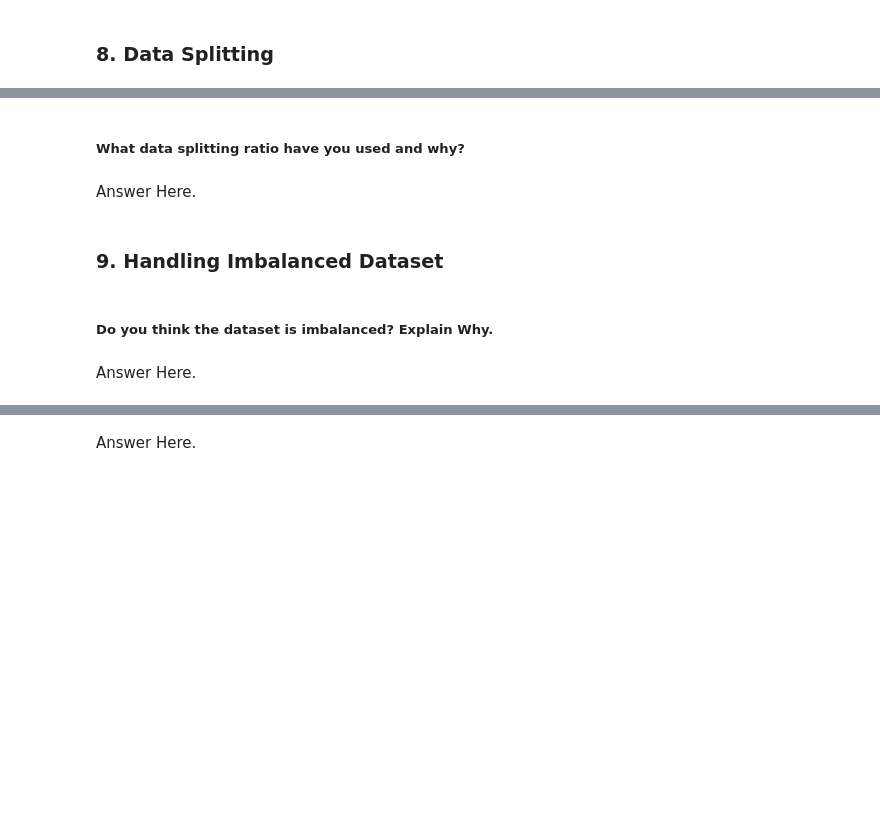
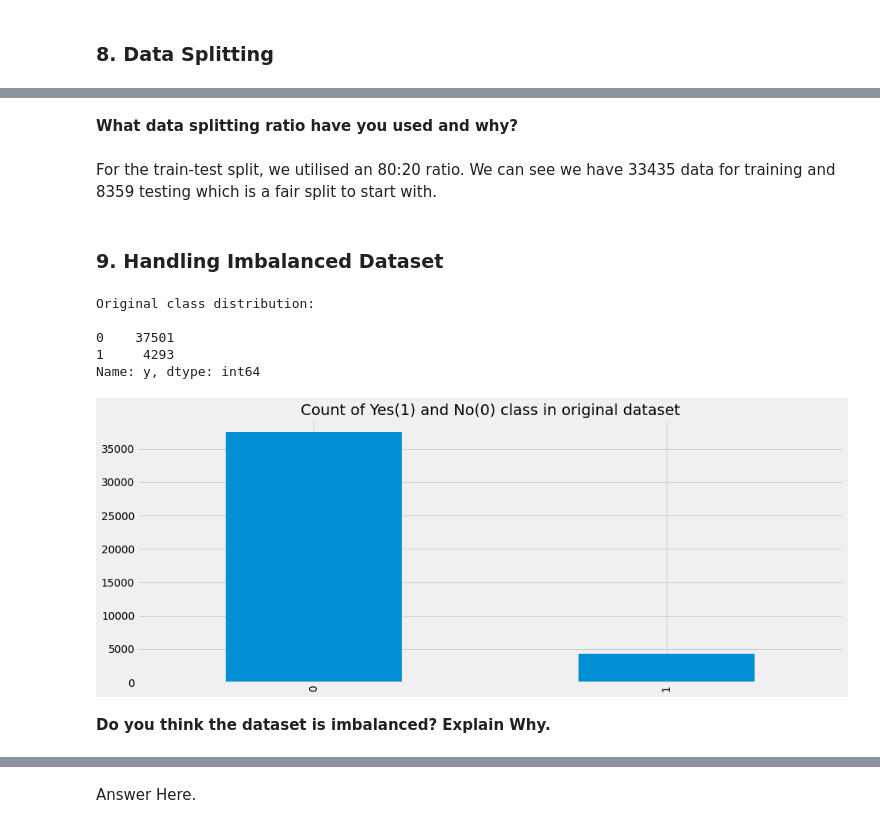
Before and after one commit to kumarabhinavthakur274/Bank-Marketing-Effectiveness-Prediction, a Jupyter notebook: Kumar_Abhinav_Bank_Marketing_Effectiveness_prediction.ipynb, the cells around one changed output, grey strips where cells are left out. Drawn from its saved outputs; the diff is of its cells as text; code cells hidden in the pictures; blank space fills up the shorter version.

```diff
--- a/Kumar_Abhinav_Bank_Marketing_Effectiveness_prediction.ipynb
+++ b/Kumar_Abhinav_Bank_Marketing_Effectiveness_prediction.ipynb
@@ -976,7 +959,7 @@ relevent_list
 ['y', 'default', 'housing', 'loan']
 # %%
 # binary in binary categoricgal features
-df[['default','housing','loan','y']]=df[['default','housing','loan','y']].replace(["yes","no"],["1","0"])
+df[['default','housing','loan','y']]=df[['default','housing','loan','y']].replace(["yes","no"],[1,0])
 # %%
 relevent_list1
 # %% [output]
@@ -1068,0 +1035,12 @@ Answer Here.
+# %%
+# Scaling your data
+from sklearn.preprocessing import StandardScaler
+
+# Copying original dataframe
+df1 = df.copy()
+
+scaler = StandardScaler()
+num_cols = ['age', 'balance', 'day', 'campaign', 'previous']
+df1[num_cols] = scaler.fit_transform(df1[num_cols])
+
+df1.head()
@@ -1087,10 +1109,25 @@ Answer Here.
 # %% [markdown]
-##### What data splitting ratio have you used and why?
+**What data splitting ratio have you used and why?**
-# %% [markdown]
-Answer Here.
+# %% [markdown]
+For the train-test split, we utilised an 80:20 ratio. We can see we have 33435 data for training and 8359 testing which is a fair split to start with.
 # %% [markdown]
 ### 9. Handling Imbalanced Dataset
+# %%
+# Previous original class distribution
+print('Original class distribution: \n')
+print(target.value_counts())
+# %% [output]
+Original class distribution:
+
+0    37501
+1     4293
+Name: y, dtype: int64
+# %%
+# plotting bar plot to visualize th class imbalance
+df1.y.value_counts().plot(kind="bar")
+plt.title("Count of Yes(1) and No(0) class in original dataset")
+plt.show()
+# %% [output]
+[figure, added]
 # %% [markdown]
-##### Do you think the dataset is imbalanced? Explain Why.
+**Do you think the dataset is imbalanced? Explain Why.**
-# %% [markdown]
-Answer Here.
```
Also changed, not shown: parts of 29 cells of this notebook.
